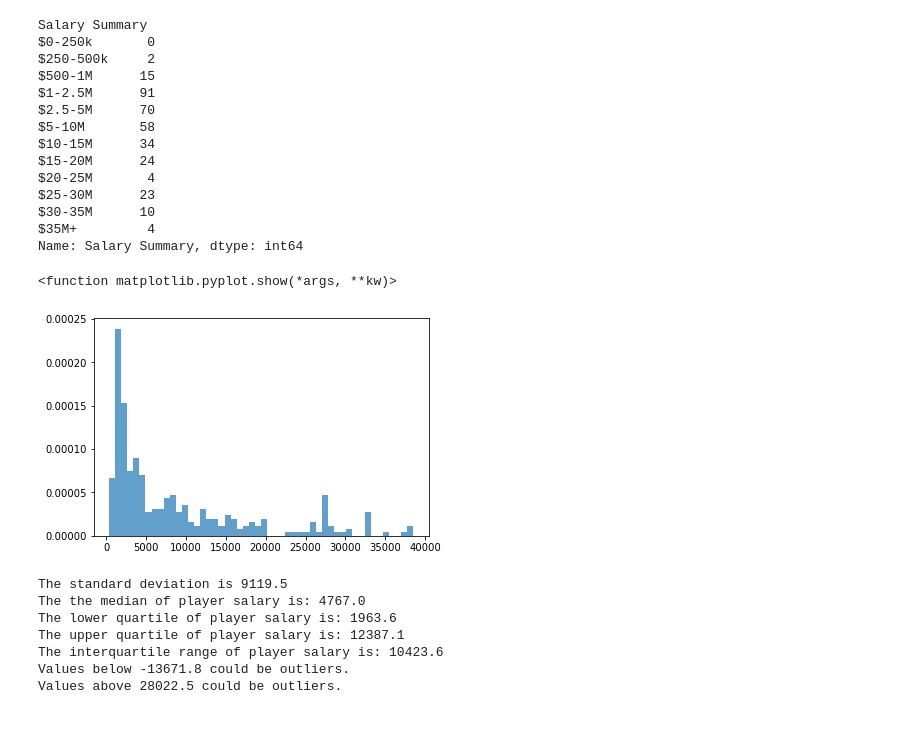
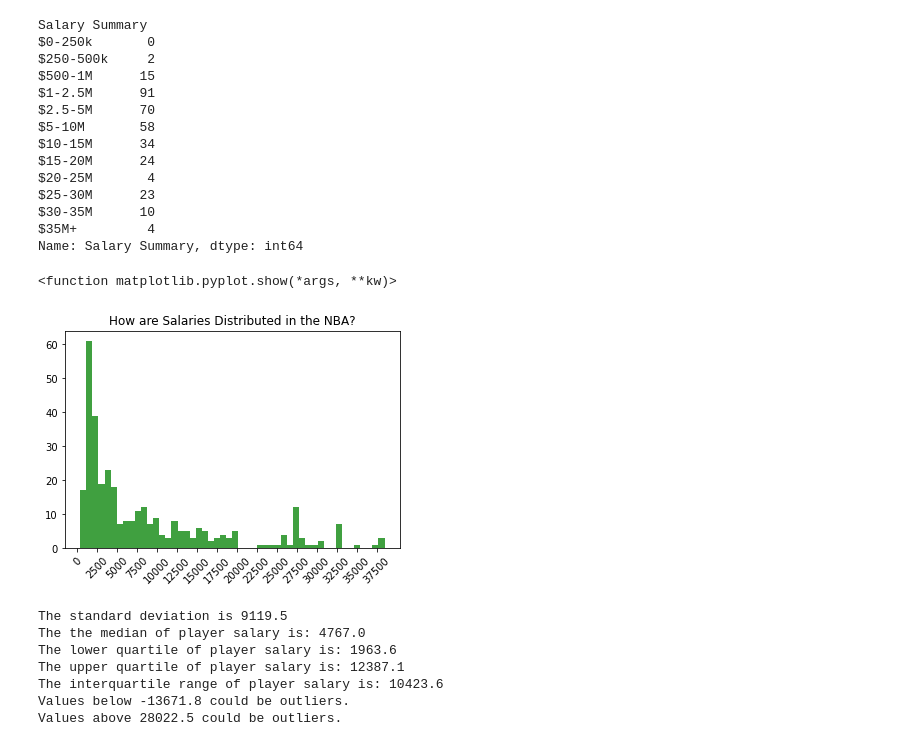
Before and after one commit to brentgarbe/Group6Repo, a Jupyter notebook: main.ipynb, the cells around one changed output. Saved outputs shown, nothing was run; the diff lists cells and outputs as text; code cells hidden in the pictures.

```diff
--- a/main.ipynb
+++ b/main.ipynb
@@ -258,14 +259,19 @@ $25-30M      23
 $30-35M      10
 $35M+         4
 Name: Salary Summary, dtype: int64
-# %%
-#Histogram of players salaries in the NBA
-plt.hist(playerdf["$ Salary"]/1000,50,density=True, alpha=0.7,
-         label="Salaries")
-plt.show
-# %% [output]
-<function matplotlib.pyplot.show(*args, **kw)>
-[figure, removed]
+# %%
+#Histogram of players salaries in the NBA
+#player_small = playerdf['$ Salary']/1000
+#player_small.hist(bins = 50, facecolor='g', alpha=0.75)
+n, bins, patches = plt.hist(playerdf['$ Salary']/1000, 50,  facecolor='g', alpha=0.75)
+plt.xticks(np.arange(0, 40000, 2500))
+plt.tick_params(axis ='x', rotation = 45)
+#plt.gca().invert_xaxis()
+plt.title("How are Salaries Distributed in the NBA?")
+plt.show
+# %% [output]
+<function matplotlib.pyplot.show(*args, **kw)>
+[figure, added]
 # %%
 #This is calculating the statistics on the points scored
 #I need to convert these values to dollars
```
Also changed, not shown: parts of 11 cells of this notebook.
